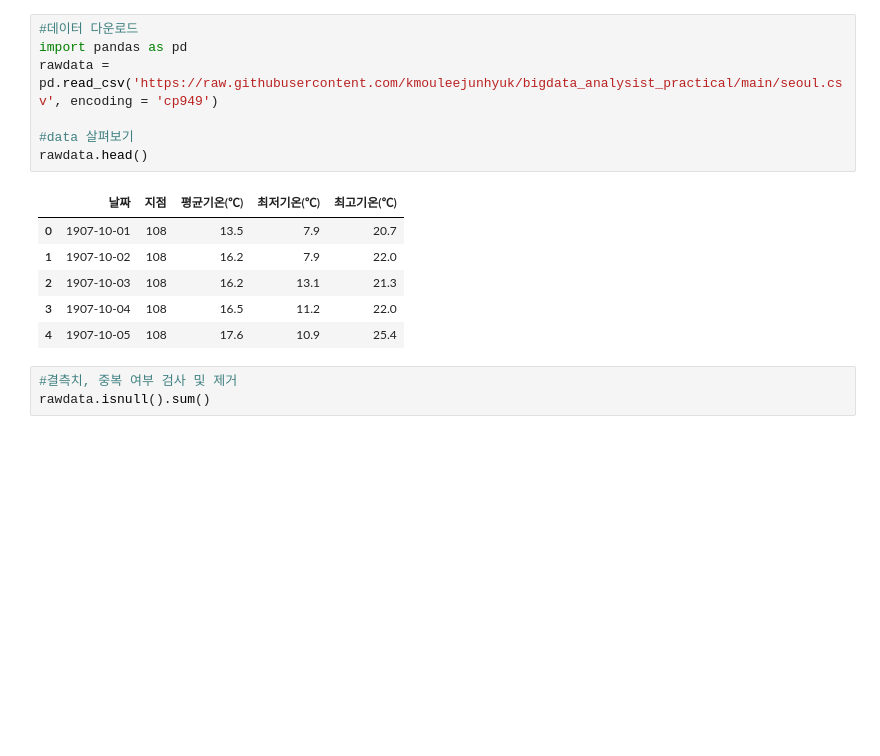
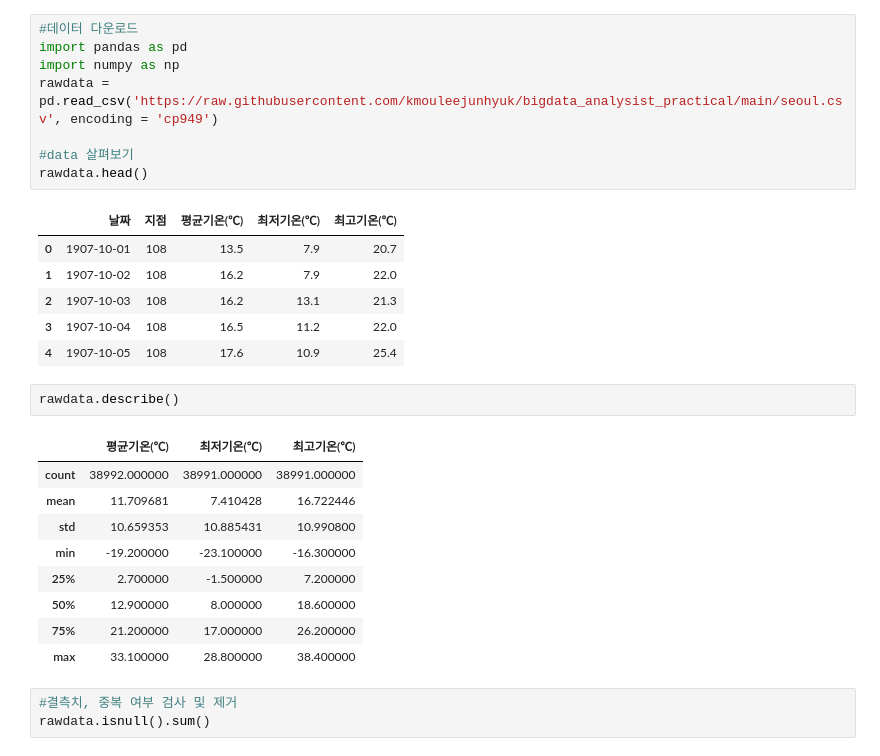
Before and after one commit to kmouleejunhyuk/bigdata_analysist_practical, a Jupyter notebook: seoul.ipynb, the cells around one changed output. Cells and saved outputs as stored; diff of their text form; blank space fills up the shorter version.

```diff
--- a/seoul.ipynb
+++ b/seoul.ipynb
@@ -3,6 +3,7 @@
 # %%
 #데이터 다운로드
 import pandas as pd
+import numpy as np
 rawdata = pd.read_csv('https://raw.githubusercontent.com/kmouleejunhyuk/bigdata_analysist_practical/main/seoul.csv', encoding = 'cp949')
 
 #data 살펴보기
@@ -14,6 +15,18 @@ rawdata.head()
 | 2 | 1907-10-03 | 108 | 16.2 | 13.1 | 21.3 |
 | 3 | 1907-10-04 | 108 | 16.5 | 11.2 | 22.0 |
 | 4 | 1907-10-05 | 108 | 17.6 | 10.9 | 25.4 |
+# %%
+rawdata.describe()
+# %% [output]
+|  | 평균기온(℃) | 최저기온(℃) | 최고기온(℃) |
+| count | 38992.000000 | 38991.000000 | 38991.000000 |
+| mean | 11.709681 | 7.410428 | 16.722446 |
+| std | 10.659353 | 10.885431 | 10.990800 |
+| min | -19.200000 | -23.100000 | -16.300000 |
+| 25% | 2.700000 | -1.500000 | 7.200000 |
+| 50% | 12.900000 | 8.000000 | 18.600000 |
+| 75% | 21.200000 | 17.000000 | 26.200000 |
+| max | 33.100000 | 28.800000 | 38.400000 |
 # %%
 #결측치, 중복 여부 검사 및 제거
 rawdata.isnull().sum()
```
Also changed, not shown: parts of 6 cells of this notebook.
